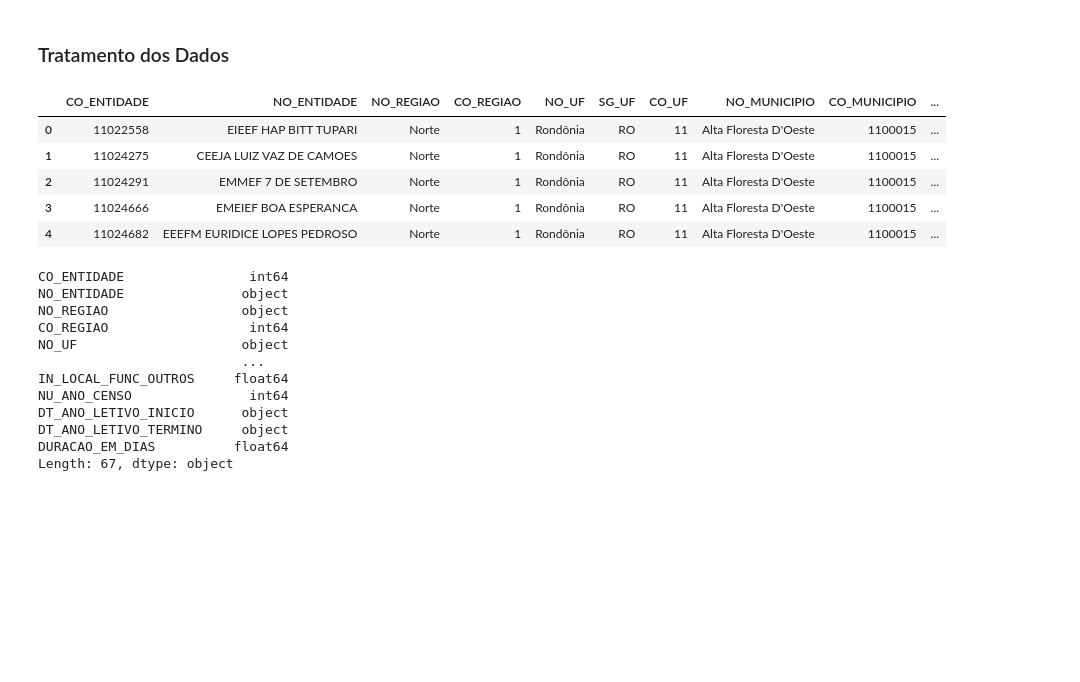
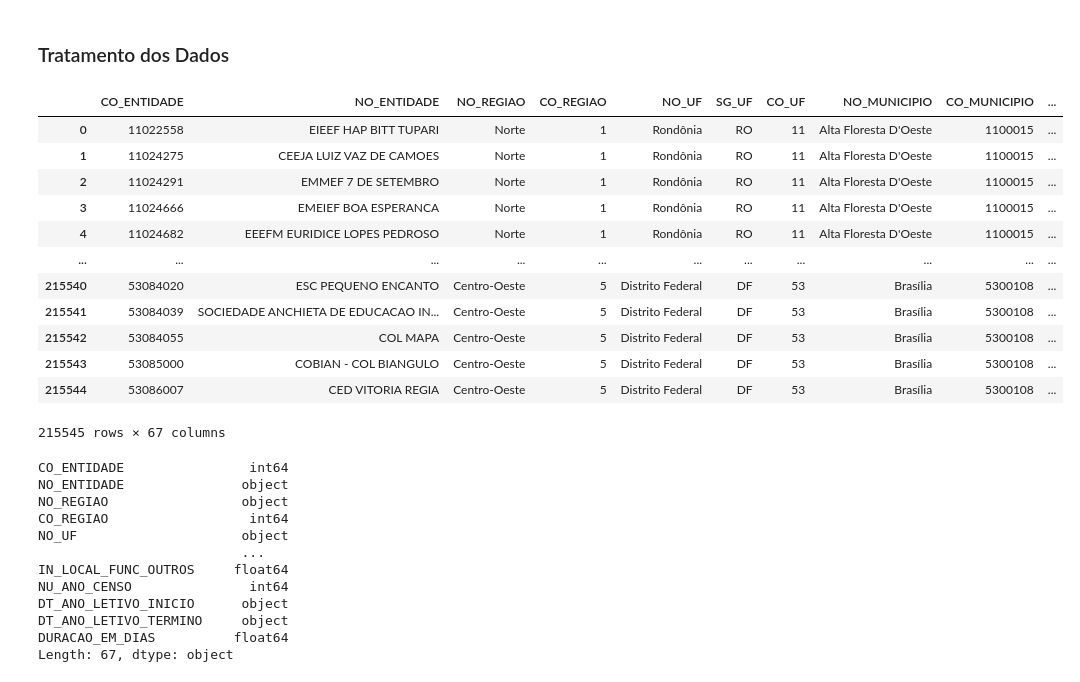
Before and after one commit to laysfreitas/TJGO_CienciaDeDados, a Jupyter notebook: Análise de Dados/Censo Escolar 2024/Dados_Censo_Escolar_2024_Exercício_4.ipynb, the cells around one changed output. Drawn from its saved outputs; the diff is of its cells as text; code cells hidden in the pictures; blank space fills up the shorter version.

```diff
--- a/Análise de Dados/Censo Escolar 2024/Dados_Censo_Escolar_2024_Exercício_4.ipynb
+++ b/Análise de Dados/Censo Escolar 2024/Dados_Censo_Escolar_2024_Exercício_4.ipynb
@@ -64,34 +64,41 @@ colunas_escolhidas = ['CO_ENTIDADE',
  'IN_INTERNET_ALUNOS',
  'IN_ACESSO_INTERNET_COMPUTADOR',
  'IN_ACES_INTERNET_DISP_PESSOAIS',
  'TP_REDE_LOCAL',
  'IN_LABORATORIO_INFORMATICA',
  'QT_DESKTOP_ALUNO',
  'QT_COMP_PORTATIL_ALUNO',
  'QT_TABLET_ALUNO',
  'IN_LOCAL_FUNC_PREDIO_ESCOLAR',
  'TP_OCUPACAO_PREDIO_ESCOLAR',
  'IN_LOCAL_FUNC_SOCIOEDUCATIVO',
  'IN_LOCAL_FUNC_UNID_PRISIONAL',
  'IN_LOCAL_FUNC_PRISIONAL_SOCIO',
  'IN_LOCAL_FUNC_GALPAO',
  'TP_OCUPACAO_GALPAO',
  'IN_LOCAL_FUNC_SALAS_OUTRA_ESC',
  'IN_LOCAL_FUNC_OUTROS',
  'NU_ANO_CENSO',
  'DT_ANO_LETIVO_INICIO',
  'DT_ANO_LETIVO_TERMINO',
  'DURACAO_EM_DIAS']
 
 df_filtrado = df[colunas_escolhidas]
-display(df_filtrado.head())
+display(df_filtrado)
 # %% [output]
 |  | CO_ENTIDADE | NO_ENTIDADE | NO_REGIAO | CO_REGIAO | NO_UF | SG_UF | CO_UF | NO_MUNICIPIO | CO_MUNICIPIO | ... |
 | 0 | 11022558 | EIEEF HAP BITT TUPARI | Norte | 1 | Rondônia | RO | 11 | Alta Floresta D'Oeste | 1100015 | ... |
 | 1 | 11024275 | CEEJA LUIZ VAZ DE CAMOES | Norte | 1 | Rondônia | RO | 11 | Alta Floresta D'Oeste | 1100015 | ... |
 | 2 | 11024291 | EMMEF 7 DE SETEMBRO | Norte | 1 | Rondônia | RO | 11 | Alta Floresta D'Oeste | 1100015 | ... |
 | 3 | 11024666 | EMEIEF BOA ESPERANCA | Norte | 1 | Rondônia | RO | 11 | Alta Floresta D'Oeste | 1100015 | ... |
 | 4 | 11024682 | EEEFM EURIDICE LOPES PEDROSO | Norte | 1 | Rondônia | RO | 11 | Alta Floresta D'Oeste | 1100015 | ... |
+| ... | ... | ... | ... | ... | ... | ... | ... | ... | ... | ... |
+| 215540 | 53084020 | ESC PEQUENO ENCANTO | Centro-Oeste | 5 | Distrito Federal | DF | 53 | Brasília | 5300108 | ... |
+| 215541 | 53084039 | SOCIEDADE ANCHIETA DE EDUCACAO IN... | Centro-Oeste | 5 | Distrito Federal | DF | 53 | Brasília | 5300108 | ... |
+| 215542 | 53084055 | COL MAPA | Centro-Oeste | 5 | Distrito Federal | DF | 53 | Brasília | 5300108 | ... |
+| 215543 | 53085000 | COBIAN - COL BIANGULO | Centro-Oeste | 5 | Distrito Federal | DF | 53 | Brasília | 5300108 | ... |
+| 215544 | 53086007 | CED VITORIA REGIA | Centro-Oeste | 5 | Distrito Federal | DF | 53 | Brasília | 5300108 | ... |
+215545 rows × 67 columns
 # %%
 df_filtrado = df_filtrado.copy()
 
```
Also changed, not shown: parts of 5 cells of this notebook, 3 other files.
